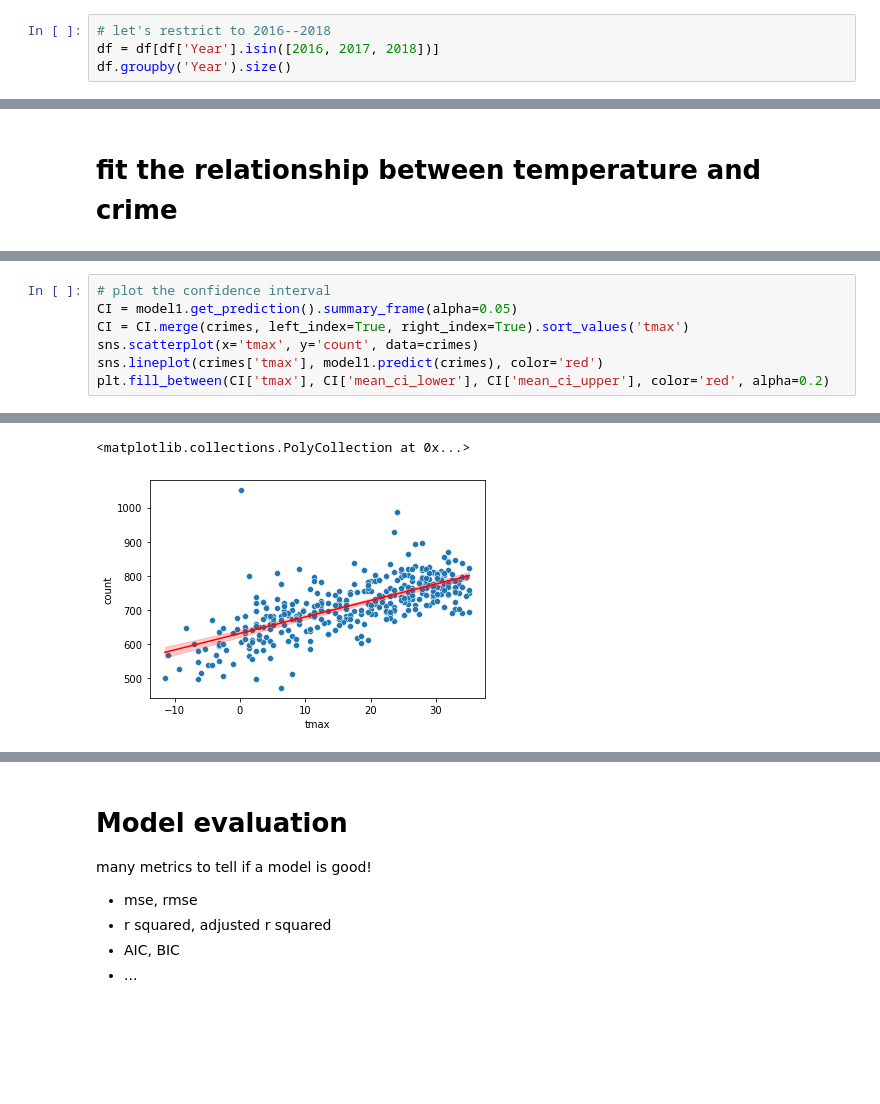
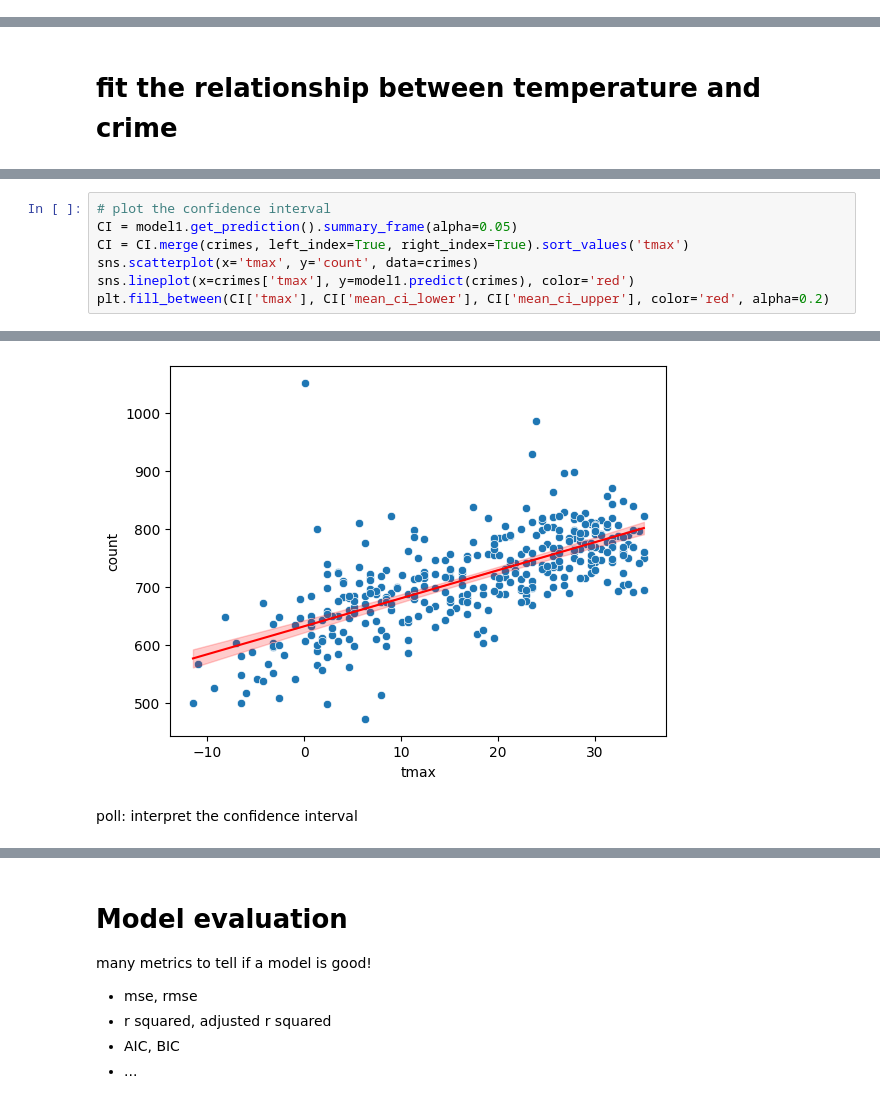
Before and after one commit to stanford-mse-125/demos, a Jupyter notebook: crime.ipynb, the cells around one changed output, grey strips where cells are left out. Drawn from its saved outputs; the diff is of its cells as text; blank space fills up the shorter version.

```diff
--- a/crime.ipynb
+++ b/crime.ipynb
@@ -52,5 +44 @@ Year
 dtype: int64
-# %%
-# let's restrict to 2016--2018
-df = df[df['Year'].isin([2016, 2017, 2018])]
-df.groupby('Year').size()
@@ -196,6 +202,6 @@ FutureWarning: Pass the following variables as keyword args: x, y. From version
 CI = model1.get_prediction().summary_frame(alpha=0.05)
 CI = CI.merge(crimes, left_index=True, right_index=True).sort_values('tmax')
 sns.scatterplot(x='tmax', y='count', data=crimes)
-sns.lineplot(crimes['tmax'], model1.predict(crimes), color='red')
+sns.lineplot(x=crimes['tmax'], y=model1.predict(crimes), color='red')
 plt.fill_between(CI['tmax'], CI['mean_ci_lower'], CI['mean_ci_upper'], color='red', alpha=0.2)
 # %% [output]
@@ -203,5 +209,6 @@ FutureWarning: Pass the following variables as keyword args: x, y. From version
-<matplotlib.collections.PolyCollection at 0x...>
-[figure, old version]
+[figure, new version]
+# %% [markdown]
+poll: interpret the confidence interval
 # %%
 # let's try a model with a quadratic term
 model2 = smf.ols(formula='count ~ 1 + tmax + I(tmax**2)', data=crimes).fit()
```
Also changed, not shown: parts of 33 cells of this notebook.
